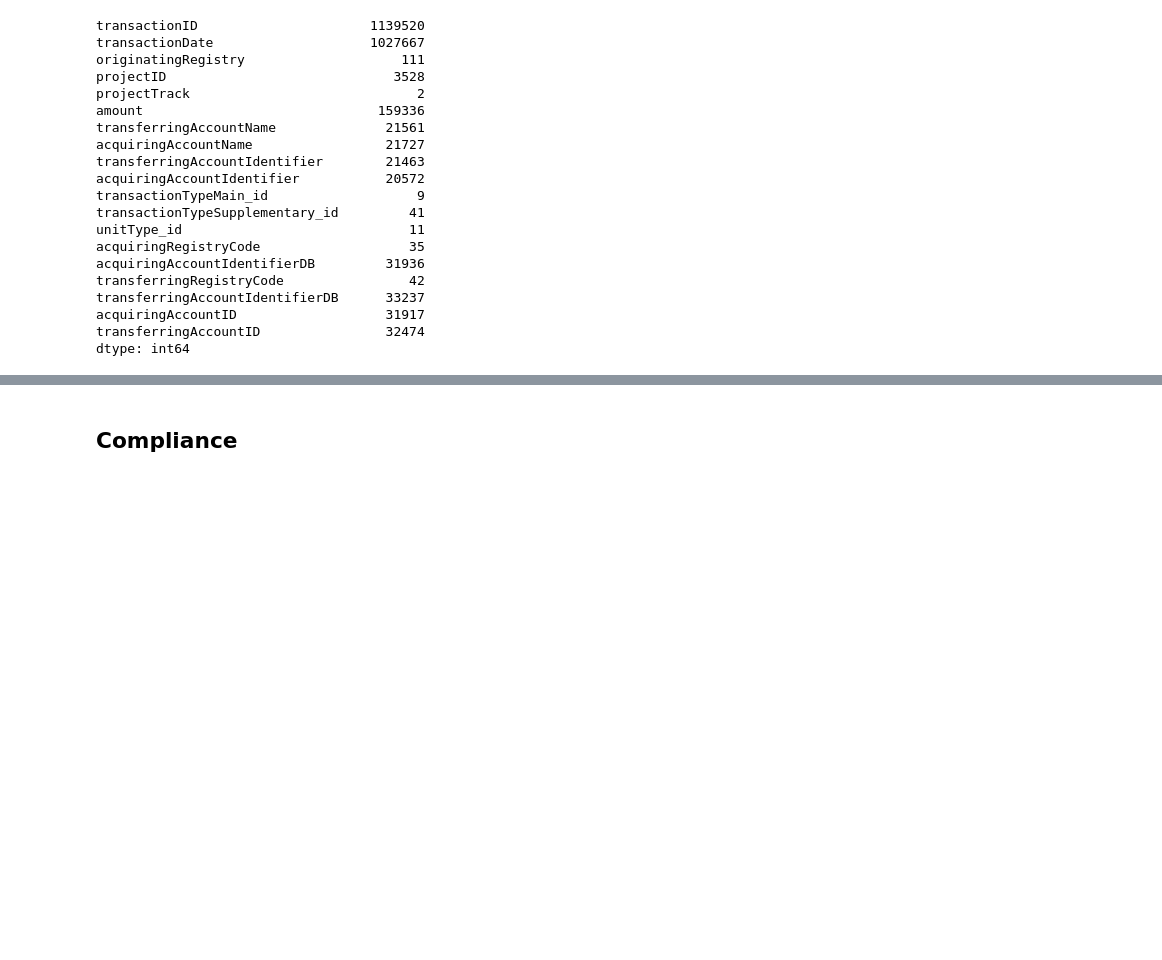
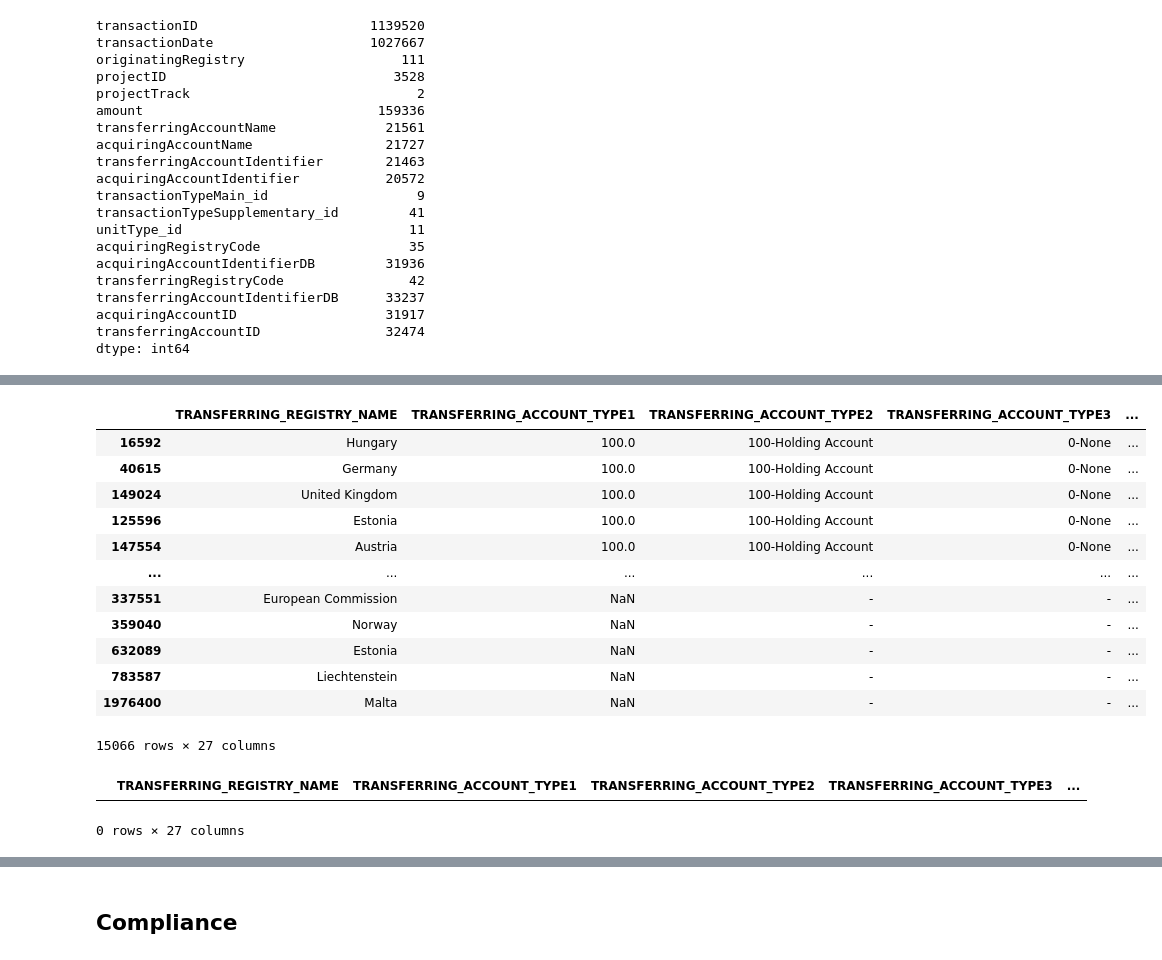
Before and after one commit to atr-tapia/ETS_repo, a Jupyter notebook: notebooks/union_registries_dfs.ipynb, the cells around one changed output, grey strips where cells are left out. Saved outputs shown, nothing was run; the diff lists cells and outputs as text; code cells hidden in the pictures; blank space fills up the shorter version.

```diff
--- a/notebooks/union_registries_dfs.ipynb
+++ b/notebooks/union_registries_dfs.ipynb
@@ -315,0 +400,21 @@ dtype: int64
+# %%
+df_trans[df_trans[['TRANSFERRING_ACCOUNT_IDENTIFIER']].duplicated(keep=False)].sort_values('TRANSFERRING_ACCOUNT_IDENTIFIER')
+# %% [output]
+|  | TRANSFERRING_REGISTRY_NAME | TRANSFERRING_ACCOUNT_TYPE1 | TRANSFERRING_ACCOUNT_TYPE2 | TRANSFERRING_ACCOUNT_TYPE3 | ... |
+| 16592 | Hungary | 100.0 | 100-Holding Account | 0-None | ... |
+| 40615 | Germany | 100.0 | 100-Holding Account | 0-None | ... |
+| 149024 | United Kingdom | 100.0 | 100-Holding Account | 0-None | ... |
+| 125596 | Estonia | 100.0 | 100-Holding Account | 0-None | ... |
+| 147554 | Austria | 100.0 | 100-Holding Account | 0-None | ... |
+| ... | ... | ... | ... | ... | ... |
+| 337551 | European Commission | NaN | - | - | ... |
+| 359040 | Norway | NaN | - | - | ... |
+| 632089 | Estonia | NaN | - | - | ... |
+| 783587 | Liechtenstein | NaN | - | - | ... |
+| 1976400 | Malta | NaN | - | - | ... |
+15066 rows × 27 columns
+# %%
+df_trans[df_trans[['TRANSFERRING_ACCOUNT_IDENTIFIER', 'TRANSFERRING_REGISTRY_NAME']].duplicated(keep=False)].sort_values('TRANSFERRING_ACCOUNT_IDENTIFIER')
+# %% [output]
+|  | TRANSFERRING_REGISTRY_NAME | TRANSFERRING_ACCOUNT_TYPE1 | TRANSFERRING_ACCOUNT_TYPE2 | TRANSFERRING_ACCOUNT_TYPE3 | ... |
+0 rows × 27 columns
```
Also changed, not shown: parts of 23 cells of this notebook, 1 other file.
